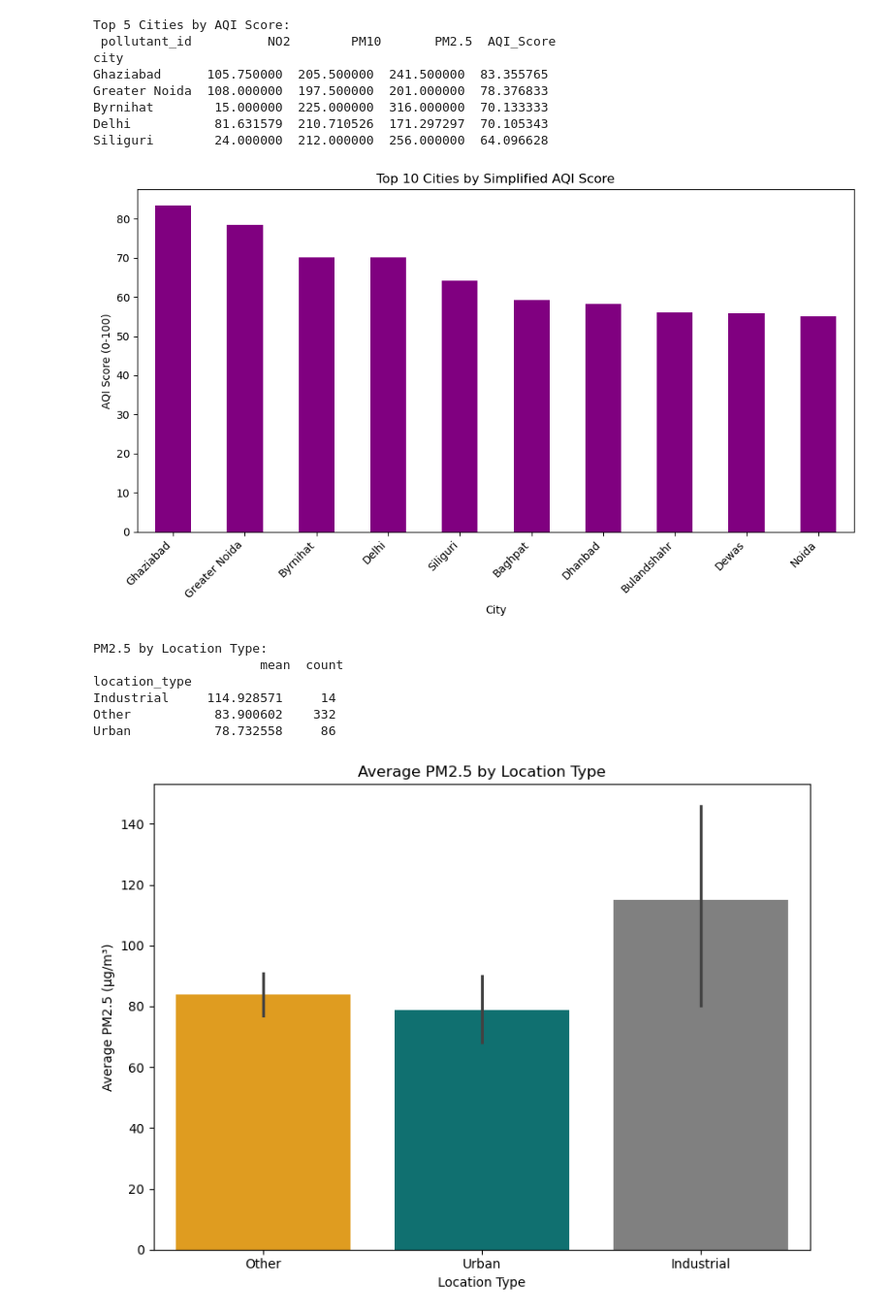
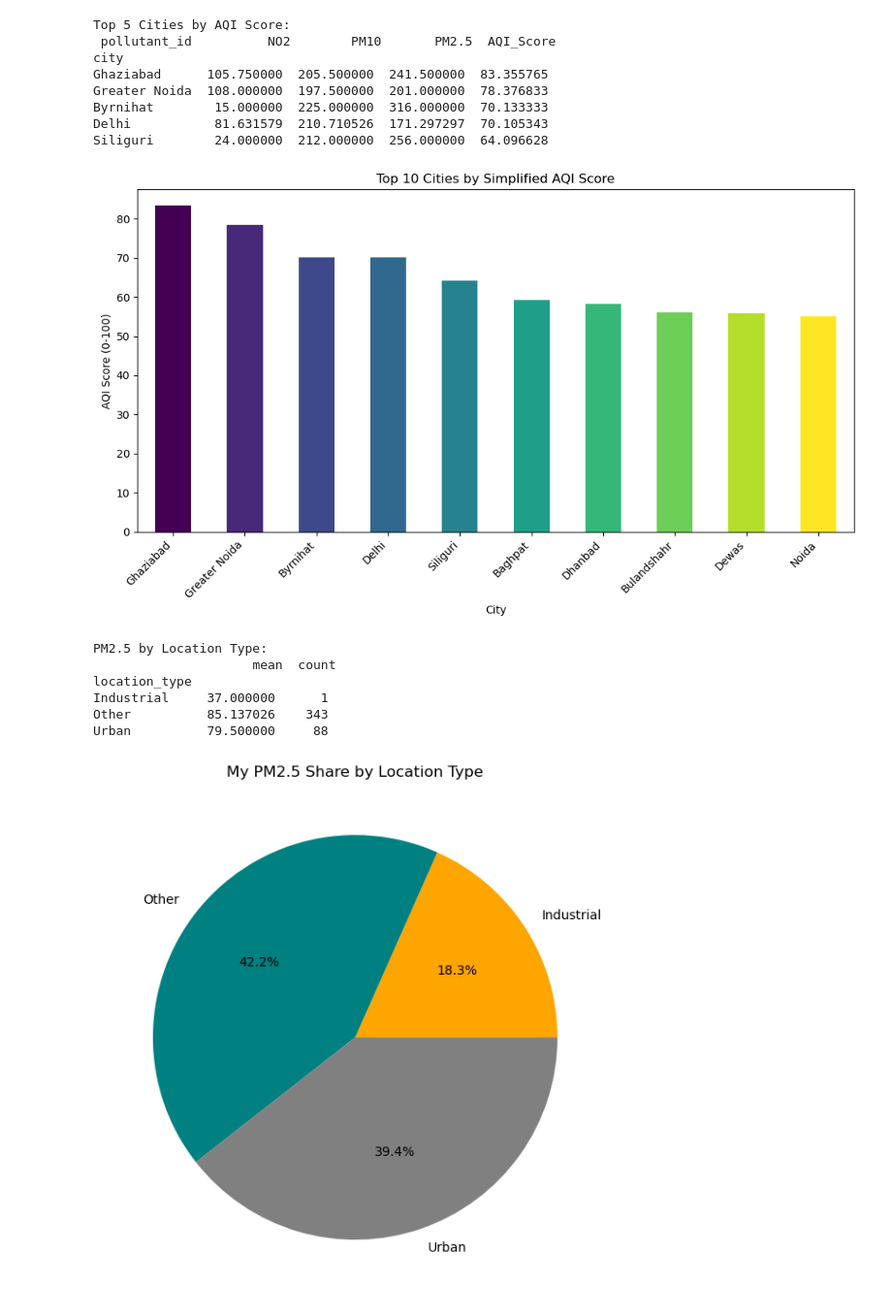
Before and after one commit to Rupal0912/IndiaAirQuality-2025, a Jupyter notebook: notebooks/notebook1.ipynb, the cells around one changed output. Shown at 97% size. Saved outputs shown, nothing was run; the diff lists cells and outputs as text; code cells hidden in the pictures.

```diff
--- a/notebooks/notebook1.ipynb
+++ b/notebooks/notebook1.ipynb
@@ -335,7 +336,7 @@ Siliguri        24.000000  212.000000  256.000000  64.096628
 # %%
 #Top 10 AQI cities
 plt.figure(figsize=(10, 6))
-aqi_df['AQI_Score'].sort_values(ascending=False).head(10).plot(kind='bar', color='purple')
+aqi_df['AQI_Score'].sort_values(ascending=False).head(10).plot(kind='bar', color=plt.cm.viridis(np.linspace(0, 1, 10)))
 plt.title('Top 10 Cities by Simplified AQI Score')
 plt.xlabel('City')
 plt.ylabel('AQI Score (0-100)')
@@ -344,11 +345,11 @@ plt.tight_layout()
 plt.savefig('../outputs/aqi_top10.png')
 plt.show()
 # %% [output]
-[figure, old version]
+[figure, new version]
 # %%
 #Infer location types from station names
 df['location_type'] = df['station'].apply(
-    lambda x: 'Industrial' if 'Ind' in str(x) or 'Steel' in str(x)
+    lambda x: 'Industrial' if 'Zone' in str(x) or 'Plant' in str(x)
     else 'Urban' if 'Nagar' in str(x) or 'Colony' in str(x)
     else 'Other'
 )
@@ -356,21 +357,20 @@ pm25_by_type = df[df['pollutant_id'] == 'PM2.5'].groupby('location_type')['pollu
 print("PM2.5 by Location Type:\n", pm25_by_type)
 # %% [output]
 PM2.5 by Location Type:
-                      mean  count
+                     mean  count
 location_type
-Industrial     114.928571     14
-Other           83.900602    332
-Urban           78.732558     86
+Industrial     37.000000      1
+Other          85.137026    343
+Urban          79.500000     88
 # %%
 #PM2.5 by location type
+
+pm25_by_type = df[df['pollutant_id'] == 'PM2.5'].groupby('location_type')['pollutant_avg'].mean()
 plt.figure(figsize=(8, 6))
-sns.barplot(x='location_type', y='pollutant_avg', hue='location_type', data=df[df['pollutant_id'] == 'PM2.5'],
-            palette=['orange', 'teal', 'gray'], legend=False)
-plt.title('Average PM2.5 by Location Type')
-plt.xlabel('Location Type')
-plt.ylabel('Average PM2.5 (µg/m³)')
+plt.pie(pm25_by_type, labels=pm25_by_type.index, colors=['orange', 'teal', 'gray'], autopct='%1.1f%%')
+plt.title('My PM2.5 Share by Location Type')
 plt.tight_layout()
 plt.savefig('../outputs/pm25_by_location.png')
 plt.show()
 # %% [output]
-[figure, old version]
+[figure, new version]
```
Also changed, not shown: parts of 1 cell of this notebook.
